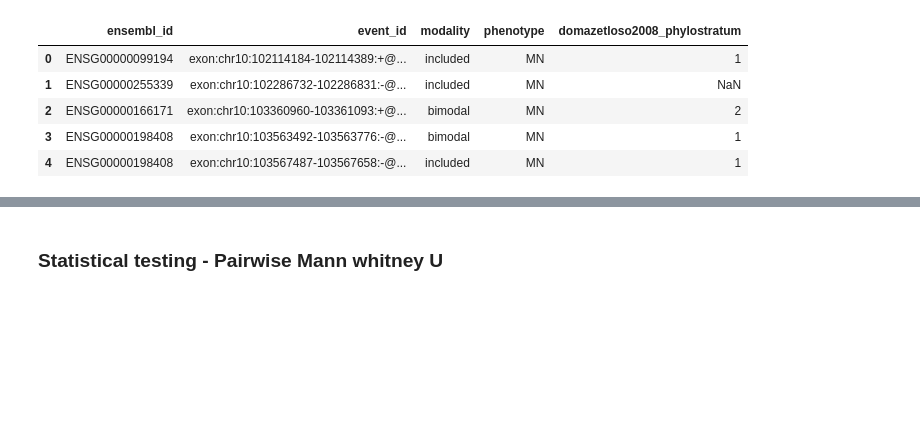
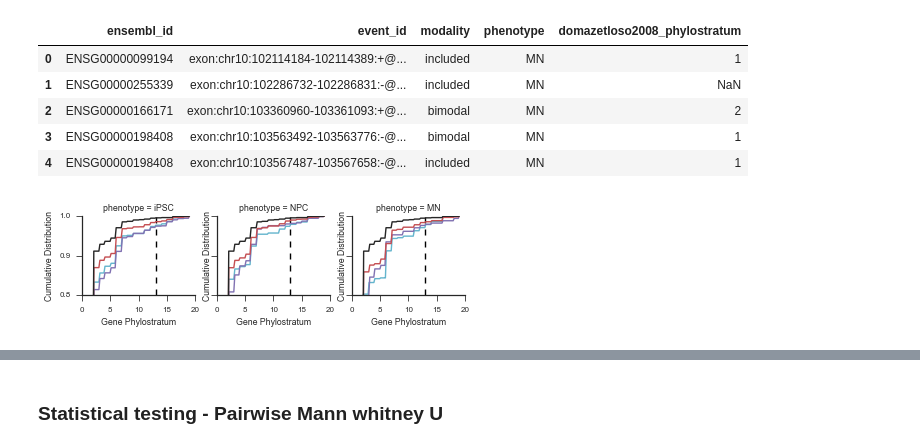
Before and after one commit to YeoLab/singlecell_pnm, a Jupyter notebook: 3._Figure_3/2.2_Modality_DNA_sequence_conservation_features.ipynb, the cells around one changed output, grey strips where cells are left out. Saved outputs shown, nothing was run; the diff lists cells and outputs as text; code cells hidden in the pictures; blank space fills up the shorter version.

```diff
--- a/3._Figure_3/2.2_Modality_DNA_sequence_conservation_features.ipynb
+++ b/3._Figure_3/2.2_Modality_DNA_sequence_conservation_features.ipynb
@@ -978,6 +978,17 @@ modalities_genes.head()
 | 2 | ENSG00000166171 | exon:chr10:103360960-103361093:+@... | bimodal | MN | 2 |
 | 3 | ENSG00000198408 | exon:chr10:103563492-103563776:-@... | bimodal | MN | 1 |
 | 4 | ENSG00000198408 | exon:chr10:103567487-103567658:-@... | included | MN | 1 |
+# %%
+g = sns.FacetGrid(modalities_genes, **facet_kws)
+g.map(cdfplot, col)
+
+ylim = ymin, ymax = (0.8, 1)
+g.set(ylim=ylim, yticks=(0.8, 0.9, 1), ylabel='Cumulative Distribution', xlabel='Gene Phylostratum')
+for ax in g.axes.flat:
+    ax.vlines(13, ymin, ymax, linestyle='--', color='k')
+g.savefig('{}/{}_cdf.pdf'.format(figure_folder, col))
+# %% [output]
+[figure, added]
 # %%
 g = sns.FacetGrid(modalities_genes, **facet_kws)
 g.map(cdfplot, col)
```
Also changed, not shown: parts of 5 cells of this notebook, 29 other files.
